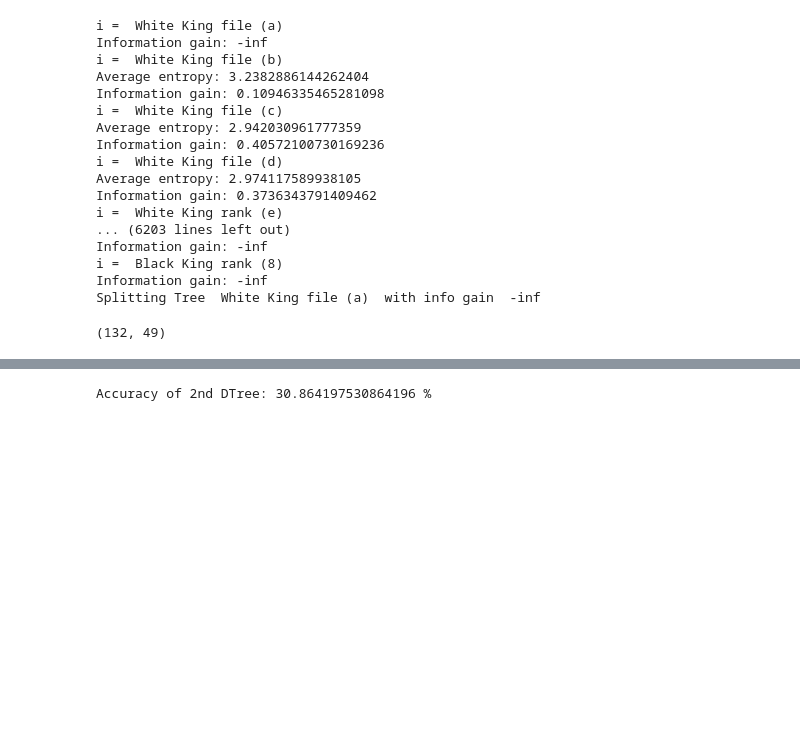
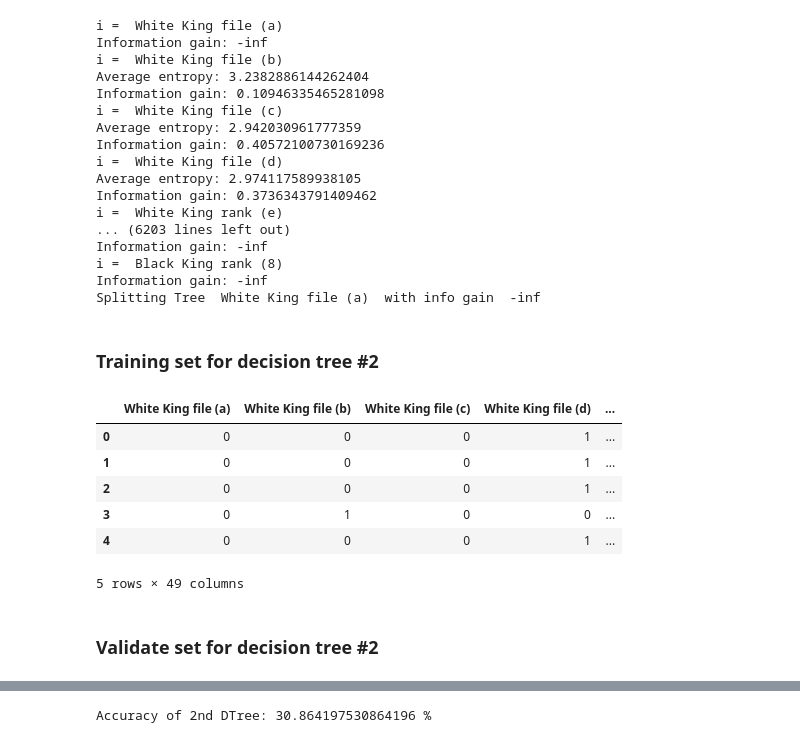
Before and after one commit to vatsalkpatel/550-01-p1-Phoenix, a Jupyter notebook: Project_PR.ipynb, the cells around one changed output, grey strips where cells are left out. Saved outputs shown, nothing was run; the diff lists cells and outputs as text; code cells hidden in the pictures; blank space fills up the shorter version.

```diff
--- a/Project_PR.ipynb
+++ b/Project_PR.ipynb
@@ -639,8 +641,18 @@ Information gain: -inf
 i =  Black King rank (8)
 Information gain: -inf
 Splitting Tree  White King file (a)  with info gain  -inf
-# %%
-Training_Set_d2.shape
-# %% [output]
-(132, 49)
+# %% [markdown]
+### Training set for decision tree #2
+# %%
+Training_Set_d2.head(5)
+# %% [output]
+|  | White King file (a) | White King file (b) | White King file (c) | White King file (d) | ... |
+| 0 | 0 | 0 | 0 | 1 | ... |
+| 1 | 0 | 0 | 0 | 1 | ... |
+| 2 | 0 | 0 | 0 | 1 | ... |
+| 3 | 0 | 1 | 0 | 0 | ... |
+| 4 | 0 | 0 | 0 | 1 | ... |
+5 rows × 49 columns
+# %% [markdown]
+### Validate set for decision tree #2
 # %%
```
Also changed, not shown: parts of 7 cells of this notebook.
